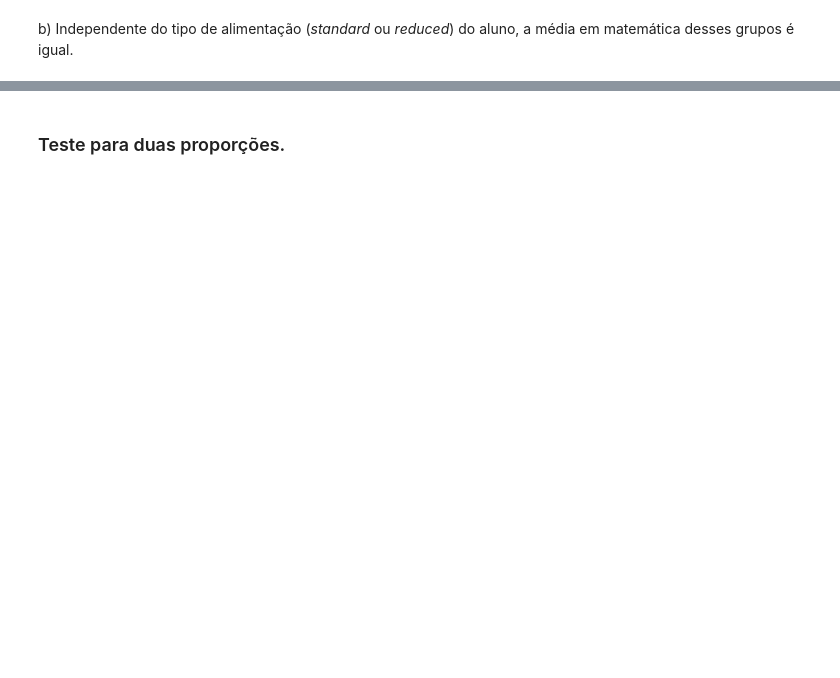
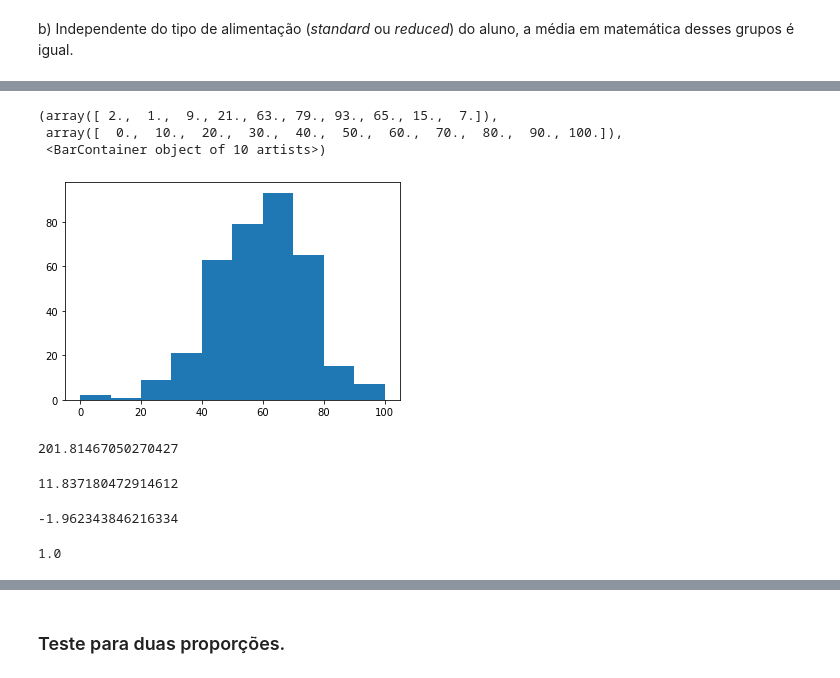
Before and after one commit to gperbone/topcoders-curso-python-dados, a Jupyter notebook: Modulo-6-Estatistica-I/Aula 6 e 7 - Teste de Hipóteses.ipynb, the cells around one changed output, grey strips where cells are left out. Cells and saved outputs as stored; diff of their text form; code cells hidden in the pictures; blank space fills up the shorter version.

```diff
--- a/Modulo-6-Estatistica-I/Aula 6 e 7 - Teste de Hipóteses.ipynb
+++ b/Modulo-6-Estatistica-I/Aula 6 e 7 - Teste de Hipóteses.ipynb
@@ -289,0 +361,7 @@ b) Independente do tipo de alimentação (*standard* ou *reduced*) do aluno, a m
+# %%
+plt.hist(vals_rdc)
+# %% [output]
+(array([ 2.,  1.,  9., 21., 63., 79., 93., 65., 15.,  7.]),
+ array([  0.,  10.,  20.,  30.,  40.,  50.,  60.,  70.,  80.,  90., 100.]),
+ <BarContainer object of 10 artists>)
+[figure, added]
@@ -290,5 +376,23 @@ b) Independente do tipo de alimentação (*standard* ou *reduced*) do aluno, a m
+# %%
+#Calculando o dvp_pooled
+pooled_var = (var_std*(cnt_std - 1) + var_rdc*(cnt_rdc - 1)) / (cnt_std+cnt_rdc - 2)
+pooled_var
+# %% [output]
+201.81467050270427
 # %%
 #Calculando a estatística de teste (t ou z?)
+t = (mean_std - mean_rdc)/(np.sqrt(pooled_var*(1/cnt_std + 1/cnt_rdc)))
+t
+# %% [output]
+11.837180472914612
 # %%
 #Encontrando o valor de z_limite
-#stats.t.ppf(0.025, df=n1+n2-2)
+stats.t.ppf(0.025, df=cnt_std+cnt_rdc-2)
+# %% [output]
+-1.962343846216334
+# %%
+#Encontrando o p_value
+p_value = stats.t.cdf(t,df=cnt_male+cnt_female-2)
+p_value
+# %% [output]
+1.0
```
Also changed, not shown: parts of 24 cells of this notebook, 6 other files.
